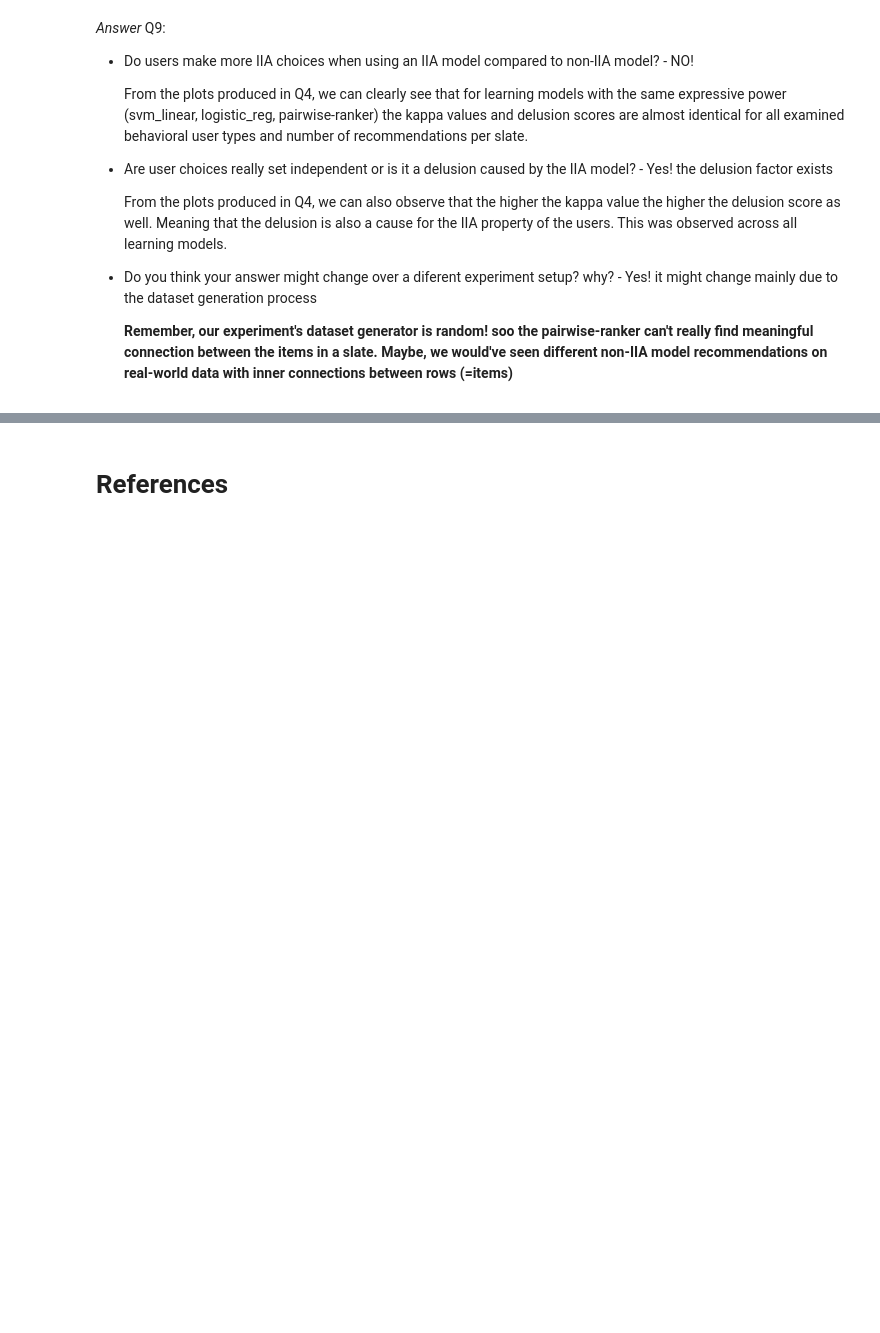
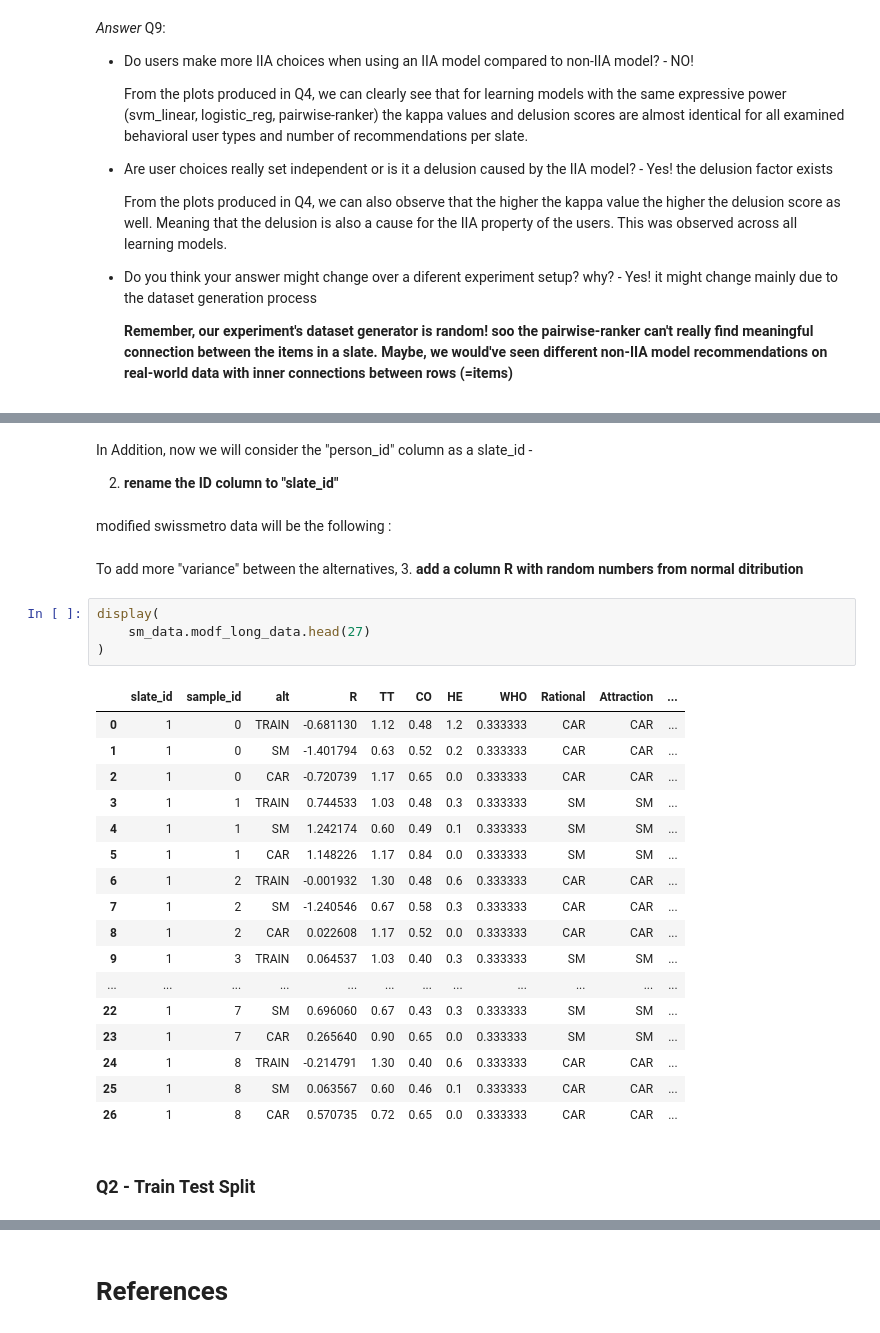
Before and after one commit to dorin133/MLHB_final_project, a Jupyter notebook: project.ipynb, the cells around one changed output, grey strips where cells are left out. Saved outputs shown, nothing was run; the diff lists cells and outputs as text; blank space fills up the shorter version.

```diff
--- a/project.ipynb
+++ b/project.ipynb
@@ -1487,0 +1484,32 @@ display(
+# %% [markdown]
+In Addition, now we will consider the "person_id" column as a slate_id -
+
+2. **rename the ID column to "slate_id"**
+# %% [markdown]
+modified swissmetro data will be the following :
+# %% [markdown]
+To add more "variance" between the alternatives, 3. **add a column R with random numbers from normal ditribution**
+# %%
+display(
+    sm_data.modf_long_data.head(27)
+)
+# %% [output]
+|  | slate_id | sample_id | alt | R | TT | CO | HE | WHO | Rational | Attraction | ... |
+| 0 | 1 | 0 | TRAIN | -0.681130 | 1.12 | 0.48 | 1.2 | 0.333333 | CAR | CAR | ... |
+| 1 | 1 | 0 | SM | -1.401794 | 0.63 | 0.52 | 0.2 | 0.333333 | CAR | CAR | ... |
+| 2 | 1 | 0 | CAR | -0.720739 | 1.17 | 0.65 | 0.0 | 0.333333 | CAR | CAR | ... |
+| 3 | 1 | 1 | TRAIN | 0.744533 | 1.03 | 0.48 | 0.3 | 0.333333 | SM | SM | ... |
+| 4 | 1 | 1 | SM | 1.242174 | 0.60 | 0.49 | 0.1 | 0.333333 | SM | SM | ... |
+| 5 | 1 | 1 | CAR | 1.148226 | 1.17 | 0.84 | 0.0 | 0.333333 | SM | SM | ... |
+| 6 | 1 | 2 | TRAIN | -0.001932 | 1.30 | 0.48 | 0.6 | 0.333333 | CAR | CAR | ... |
+| 7 | 1 | 2 | SM | -1.240546 | 0.67 | 0.58 | 0.3 | 0.333333 | CAR | CAR | ... |
+| 8 | 1 | 2 | CAR | 0.022608 | 1.17 | 0.52 | 0.0 | 0.333333 | CAR | CAR | ... |
+| 9 | 1 | 3 | TRAIN | 0.064537 | 1.03 | 0.40 | 0.3 | 0.333333 | SM | SM | ... |
+| ... | ... | ... | ... | ... | ... | ... | ... | ... | ... | ... | ... |
+| 22 | 1 | 7 | SM | 0.696060 | 0.67 | 0.43 | 0.3 | 0.333333 | SM | SM | ... |
+| 23 | 1 | 7 | CAR | 0.265640 | 0.90 | 0.65 | 0.0 | 0.333333 | SM | SM | ... |
+| 24 | 1 | 8 | TRAIN | -0.214791 | 1.30 | 0.40 | 0.6 | 0.333333 | CAR | CAR | ... |
+| 25 | 1 | 8 | SM | 0.063567 | 0.60 | 0.46 | 0.1 | 0.333333 | CAR | CAR | ... |
+| 26 | 1 | 8 | CAR | 0.570735 | 0.72 | 0.65 | 0.0 | 0.333333 | CAR | CAR | ... |
+# %% [markdown]
+### Q2 - Train Test Split
```
Also changed, not shown: parts of 25 cells of this notebook.
